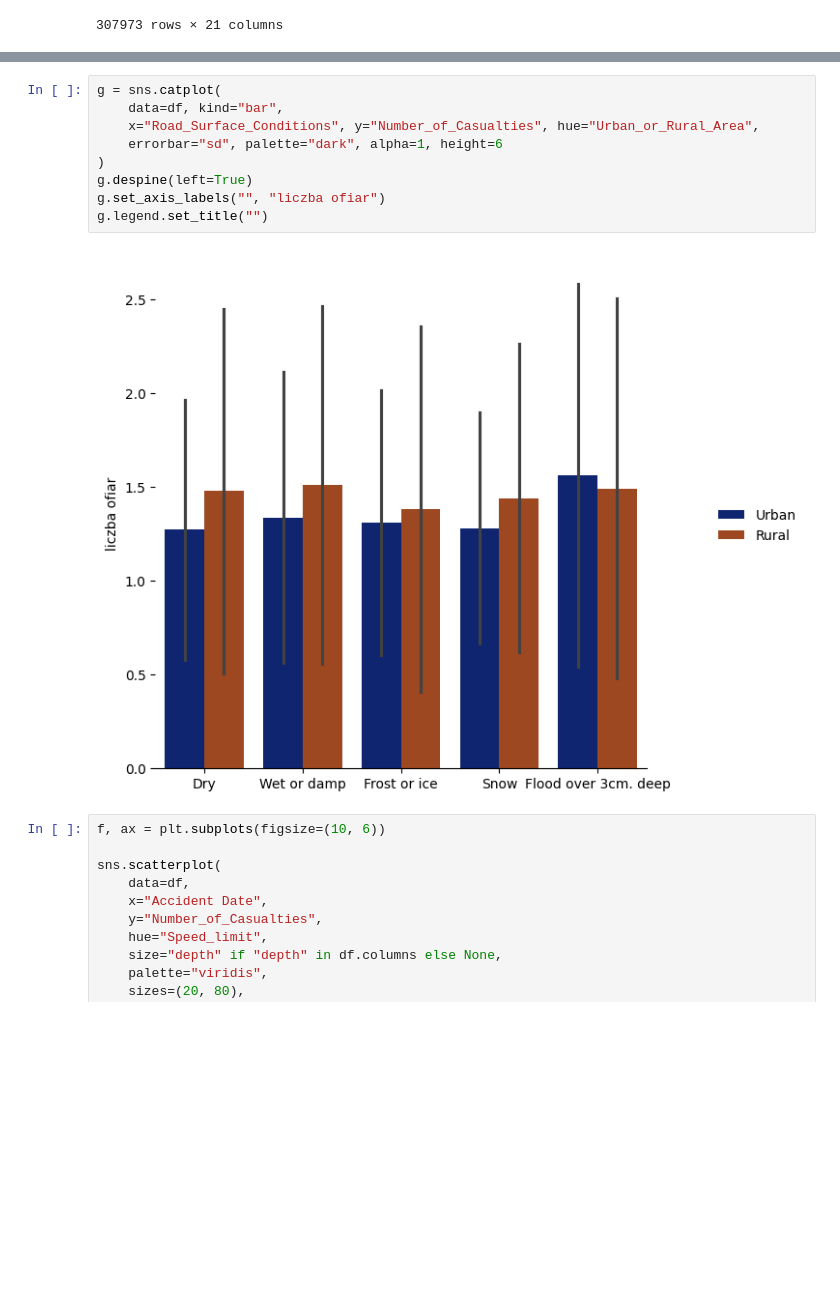
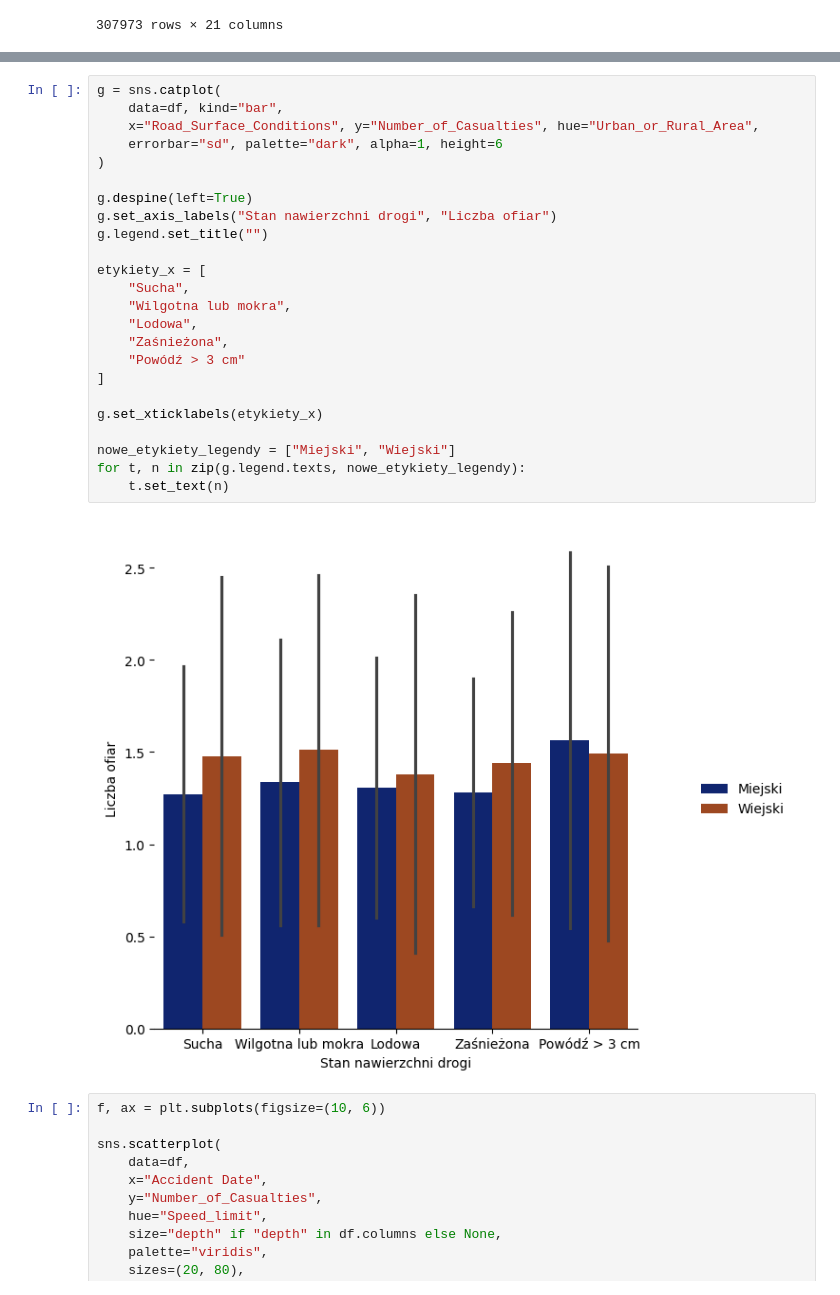
Before and after one commit to Bohdansuskyi/Pracownia_analizy_danych, a Jupyter notebook: analysis.ipynb, the cells around one changed output, grey strips where cells are left out. Cells and saved outputs as stored; diff of their text form; blank space fills up the shorter version.

```diff
--- a/analysis.ipynb
+++ b/analysis.ipynb
@@ -37,14 +43,29 @@ plt.show()
 # %%
 g = sns.catplot(
     data=df, kind="bar",
     x="Road_Surface_Conditions", y="Number_of_Casualties", hue="Urban_or_Rural_Area",
     errorbar="sd", palette="dark", alpha=1, height=6
 )
+
 g.despine(left=True)
-g.set_axis_labels("", "liczba ofiar")
+g.set_axis_labels("Stan nawierzchni drogi", "Liczba ofiar")
 g.legend.set_title("")
+
+etykiety_x = [
+    "Sucha",
+    "Wilgotna lub mokra",
+    "Lodowa",
+    "Zaśnieżona",
+    "Powódź > 3 cm"
+]
+
+g.set_xticklabels(etykiety_x)
+
+nowe_etykiety_legendy = ["Miejski", "Wiejski"]
+for t, n in zip(g.legend.texts, nowe_etykiety_legendy):
+    t.set_text(n)
 # %% [output]
-[figure, old version]
+[figure, new version]
 # %%
 f, ax = plt.subplots(figsize=(10, 6))
 
```
Also changed, not shown: parts of 3 cells of this notebook.
